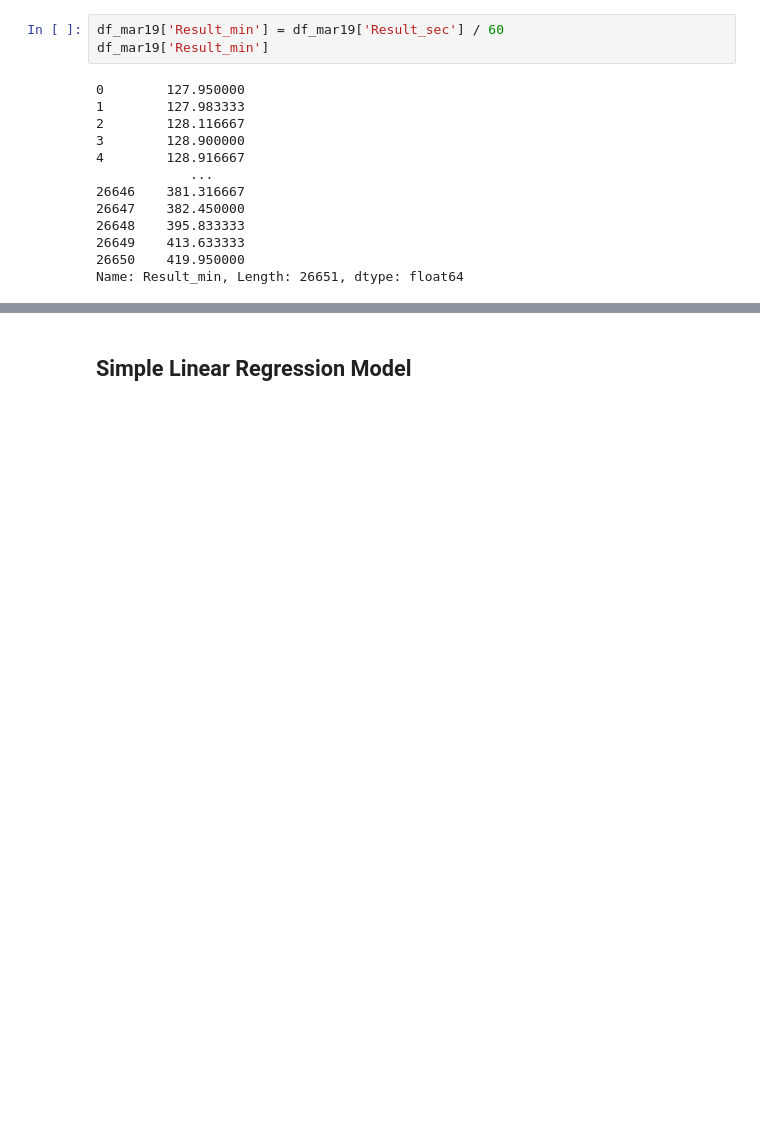
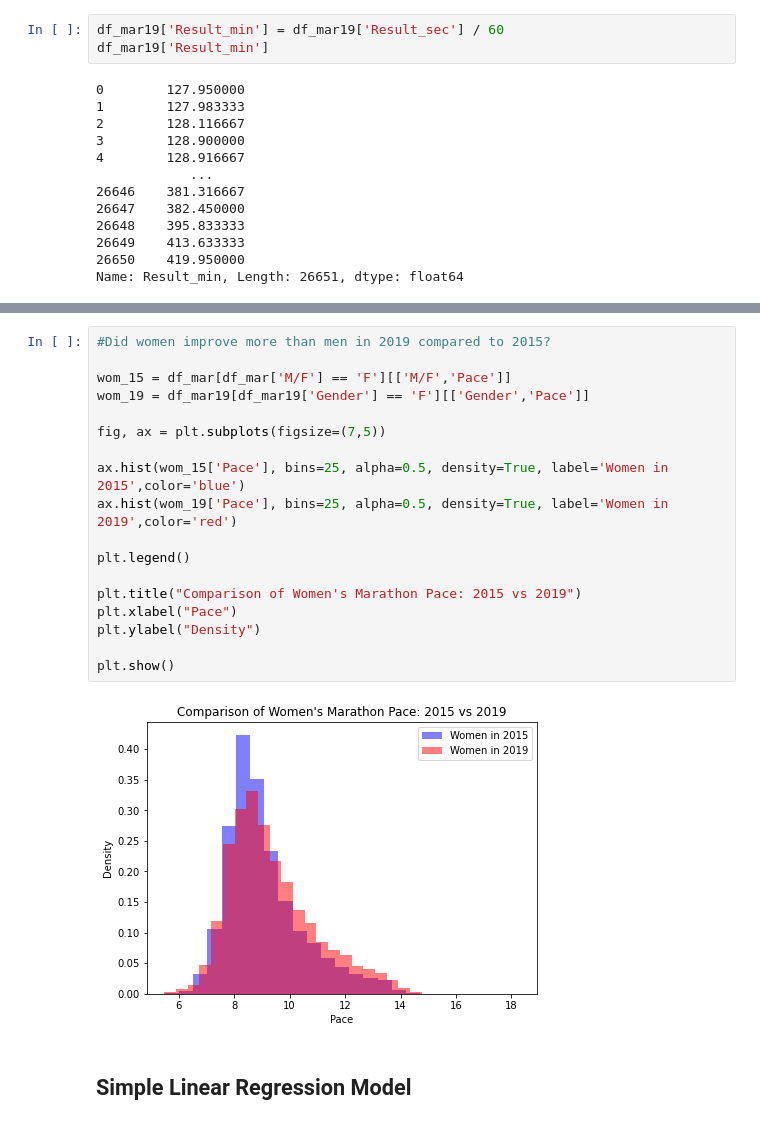
Before and after one commit to Shubhammer7/Boston_Marathon_Statistical_Analysis, a Jupyter notebook: statical_analysis_marathon.ipynb, the cells around one changed output, grey strips where cells are left out. Cells and saved outputs as stored; diff of their text form; blank space fills up the shorter version.

```diff
--- a/statical_analysis_marathon.ipynb
+++ b/statical_analysis_marathon.ipynb
@@ -413,3 +484,23 @@ Name: Result_min, Length: 26651, dtype: float64
+# %%
+#Did women improve more than men in 2019 compared to 2015?
+
+wom_15 = df_mar[df_mar['M/F'] == 'F'][['M/F','Pace']]
+wom_19 = df_mar19[df_mar19['Gender'] == 'F'][['Gender','Pace']]
+
+fig, ax = plt.subplots(figsize=(7,5))
+
+ax.hist(wom_15['Pace'], bins=25, alpha=0.5, density=True, label='Women in 2015',color='blue')
+ax.hist(wom_19['Pace'], bins=25, alpha=0.5, density=True, label='Women in 2019',color='red')
+
+plt.legend()
+
+plt.title("Comparison of Women's Marathon Pace: 2015 vs 2019")
+plt.xlabel("Pace")
+plt.ylabel("Density")
+
+plt.show()
+# %% [output]
+[figure, added]
 # %% [markdown]
 ## Simple Linear Regression Model
 # %%
```
Also changed, not shown: parts of 8 cells of this notebook.
